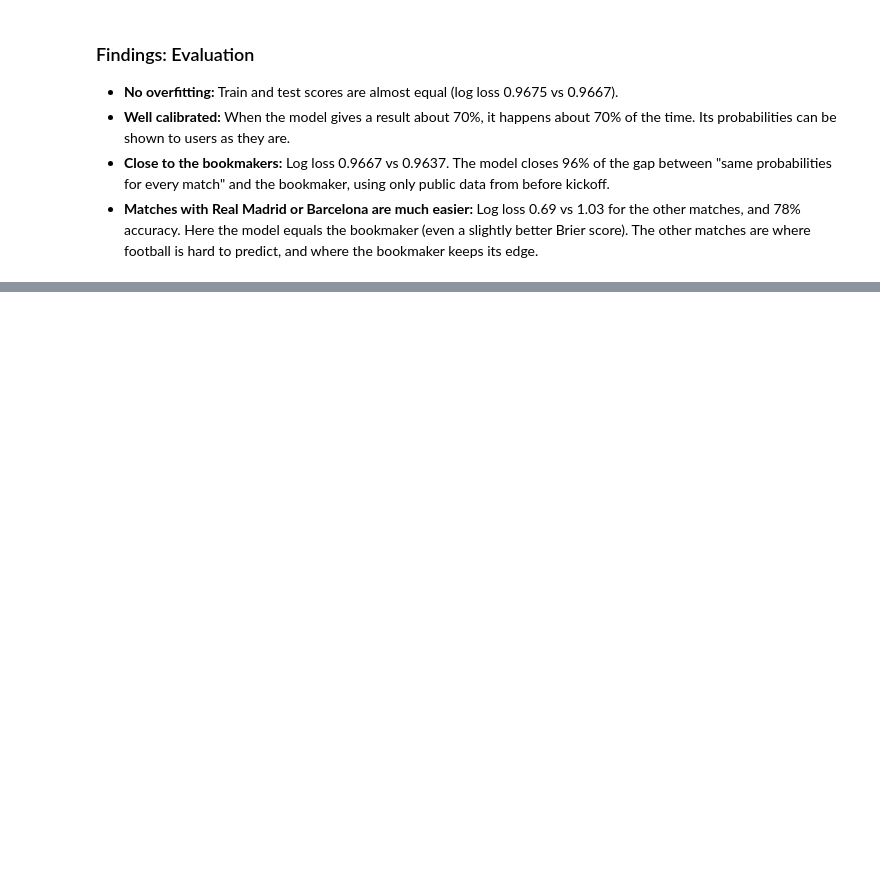
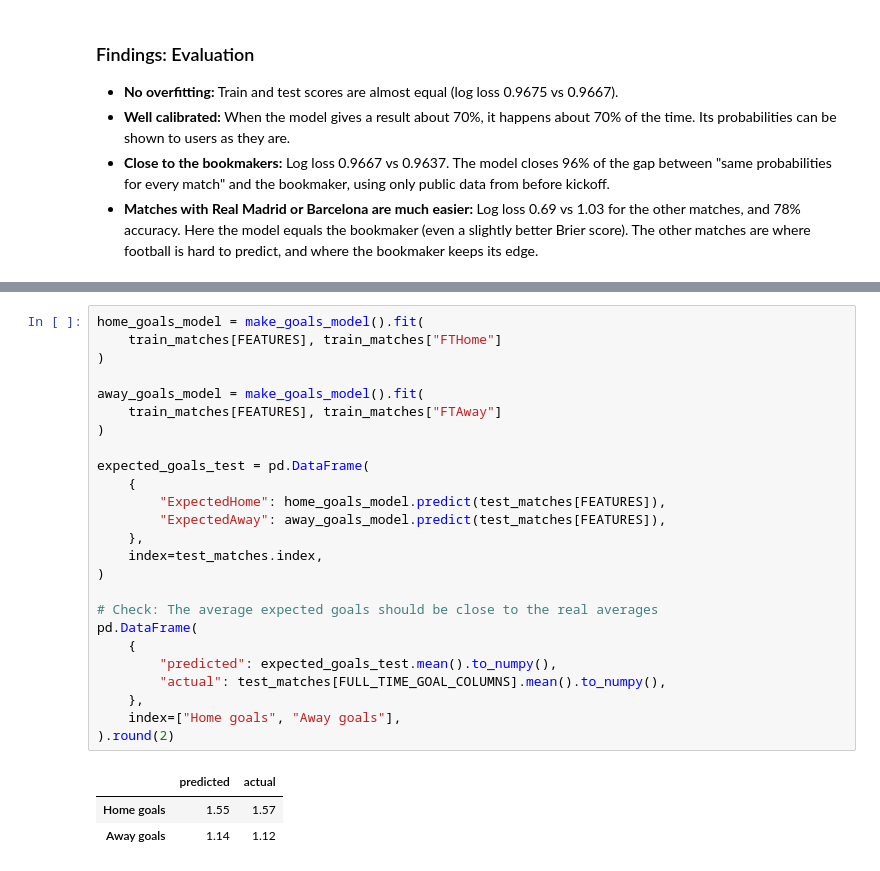
Before and after one commit to idoberk/laliga-match-prediction, a Jupyter notebook: notebooks/laliga_match_prediction.ipynb, the cells around one changed output, grey strips where cells are left out. Drawn from its saved outputs; the diff is of its cells as text; blank space fills up the shorter version.

```diff
--- a/notebooks/laliga_match_prediction.ipynb
+++ b/notebooks/laliga_match_prediction.ipynb
@@ -1822,0 +1834,29 @@ Matches with Real Madrid or Barcelona: 74
+# %%
+home_goals_model = make_goals_model().fit(
+    train_matches[FEATURES], train_matches["FTHome"]
+)
+
+away_goals_model = make_goals_model().fit(
+    train_matches[FEATURES], train_matches["FTAway"]
+)
+
+expected_goals_test = pd.DataFrame(
+    {
+        "ExpectedHome": home_goals_model.predict(test_matches[FEATURES]),
+        "ExpectedAway": away_goals_model.predict(test_matches[FEATURES]),
+    },
+    index=test_matches.index,
+)
+
+# Check: The average expected goals should be close to the real averages
+pd.DataFrame(
+    {
+        "predicted": expected_goals_test.mean().to_numpy(),
+        "actual": test_matches[FULL_TIME_GOAL_COLUMNS].mean().to_numpy(),
+    },
+    index=["Home goals", "Away goals"],
+).round(2)
+# %% [output]
+|  | predicted | actual |
+| Home goals | 1.55 | 1.57 |
+| Away goals | 1.14 | 1.12 |
```
Also changed, not shown: parts of 8 cells of this notebook, 2 other files.
